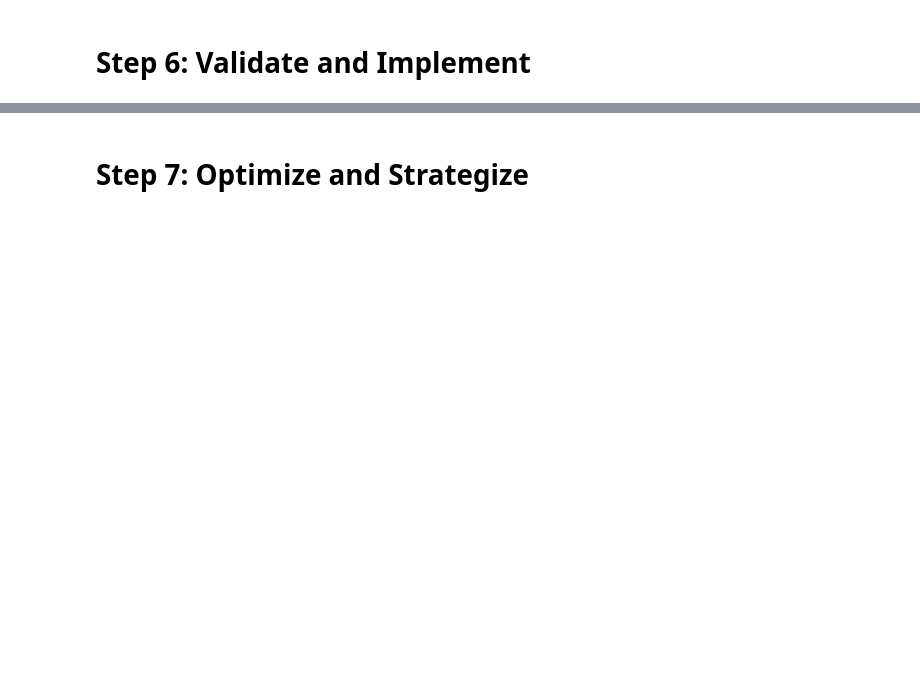
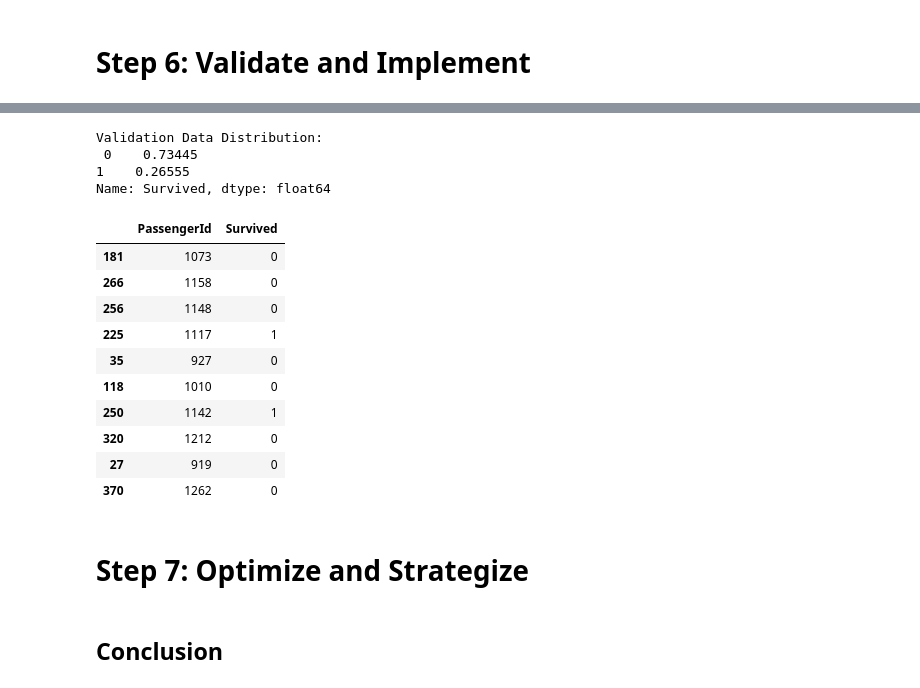
Before and after one commit to michaelreadyone/Kaggle, a Jupyter notebook: Projects/Titanic/Titanic_nb_99A_framework.ipynb, the cells around one changed output, grey strips where cells are left out. Drawn from its saved outputs; the diff is of its cells as text; code cells hidden in the pictures; blank space fills up the shorter version.

```diff
--- a/Projects/Titanic/Titanic_nb_99A_framework.ipynb
+++ b/Projects/Titanic/Titanic_nb_99A_framework.ipynb
@@ -822,0 +1213,10 @@ fig.show()
+# %%
+#prepare data for modeling
+print(data_val.info())
+print("-"*10)
+#data_val.sample(10)
+
+
+
+#handmade decision tree - submission score = 0.77990
+data_val['Survived'] = mytree(data_val).astype(int)
@@ -823,2 +1241,27 @@ fig.show()
+# %%
+#submit file
+submit = data_val[['PassengerId','Survived']]
+submit.to_csv("./data/submit.csv", index=False)
+
+print('Validation Data Distribution: \n', data_val['Survived'].value_counts(normalize = True))
+submit.sample(10)
+# %% [output]
+Validation Data Distribution:
+ 0    0.73445
+1    0.26555
+Name: Survived, dtype: float64
+|  | PassengerId | Survived |
+| 181 | 1073 | 0 |
+| 266 | 1158 | 0 |
+| 256 | 1148 | 0 |
+| 225 | 1117 | 1 |
+| 35 | 927 | 0 |
+| 118 | 1010 | 0 |
+| 250 | 1142 | 1 |
+| 320 | 1212 | 0 |
+| 27 | 919 | 0 |
+| 370 | 1262 | 0 |
 # %% [markdown]
 # Step 7: Optimize and Strategize
+# %% [markdown]
+## Conclusion
```
Also changed, not shown: parts of 24 cells of this notebook, 3 other files.
